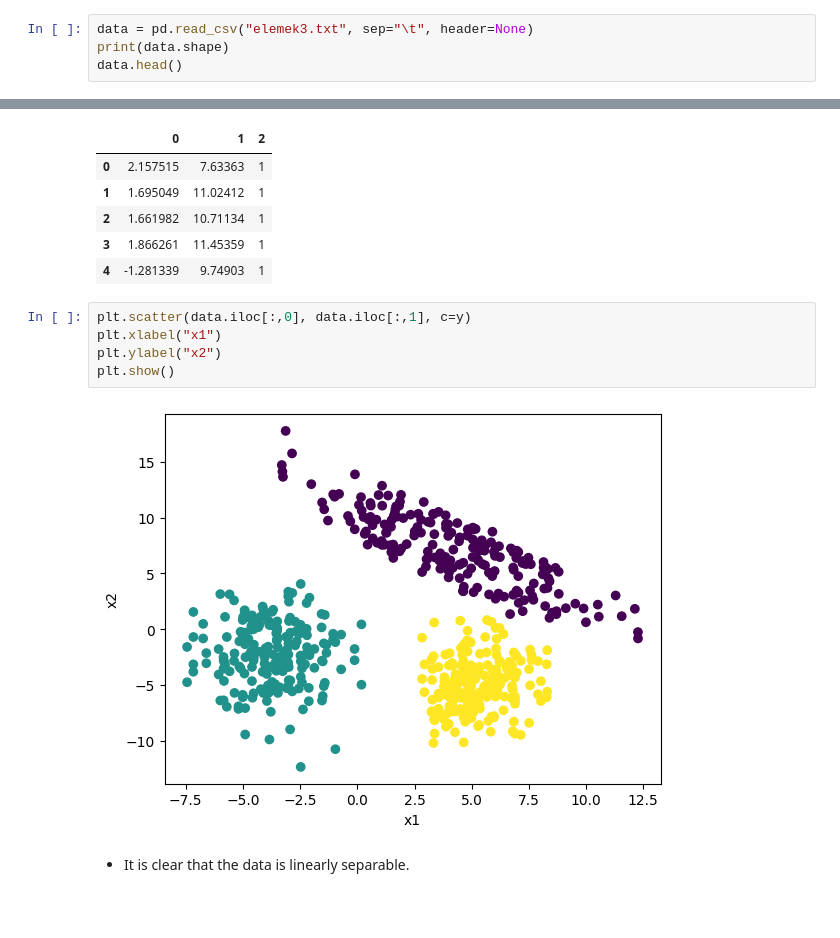
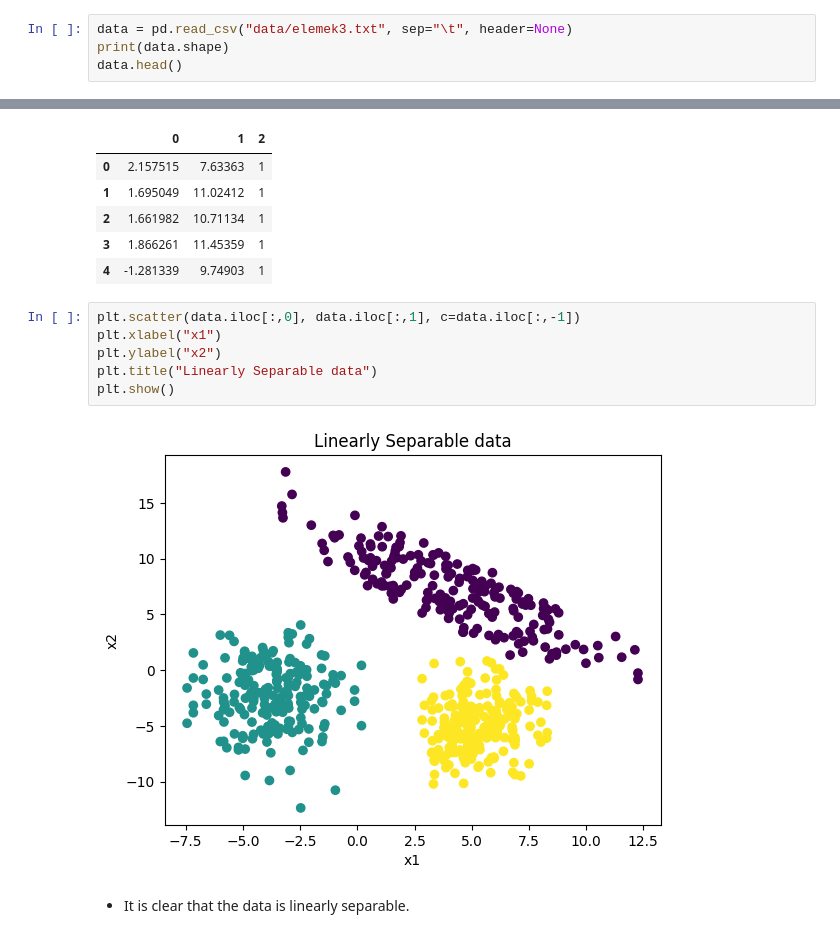
Before and after one commit to Ali-Mhrez/Mathematics-of-Data-Science, a Jupyter notebook: SVM_(one_vs_one_strategy).ipynb, the cells around one changed output, grey strips where cells are left out. Saved outputs shown, nothing was run; the diff lists cells and outputs as text; blank space fills up the shorter version.

Commit message:
move elemek3.txt to data folder and comment on support vector machines (one vs. one strategy) notebook

```diff
--- a/support_vector_machines_(one_vs_one_strategy).ipynb
+++ b/SVM_(one_vs_one_strategy).ipynb
@@ -18,7 +20,7 @@ from sklearn.metrics import confusion_matrix, ConfusionMatrixDisplay
 # %% [markdown]
 ## Data
 # %%
-data = pd.read_csv("elemek3.txt", sep="\t", header=None)
+data = pd.read_csv("data/elemek3.txt", sep="\t", header=None)
 print(data.shape)
 data.head()
 # %% [output]
@@ -30,12 +32,13 @@ data.head()
 | 3 | 1.866261 | 11.45359 | 1 |
 | 4 | -1.281339 | 9.74903 | 1 |
 # %%
-plt.scatter(data.iloc[:,0], data.iloc[:,1], c=y)
+plt.scatter(data.iloc[:,0], data.iloc[:,1], c=data.iloc[:,-1])
 plt.xlabel("x1")
 plt.ylabel("x2")
+plt.title("Linearly Separable data")
 plt.show()
 # %% [output]
-[figure, old version]
+[figure, new version]
 # %% [markdown]
 - It is clear that the data is linearly separable.
 # %% [markdown]
```
Also changed, not shown: parts of 9 cells of this notebook, 1 other file.
